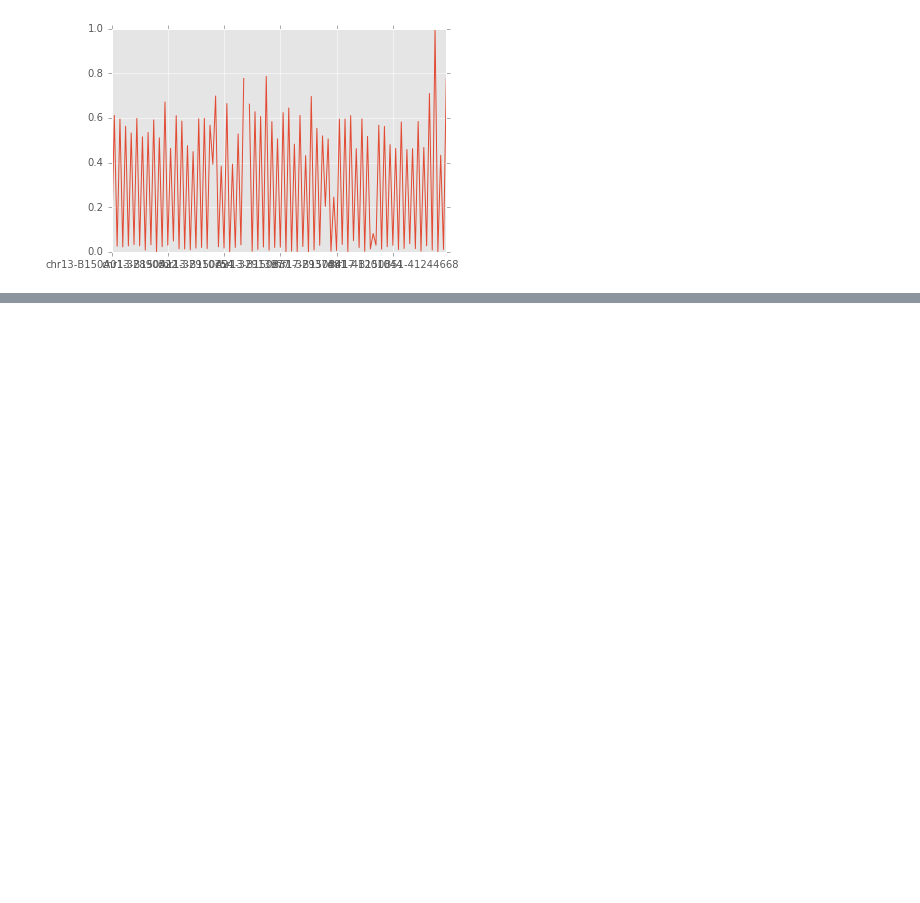
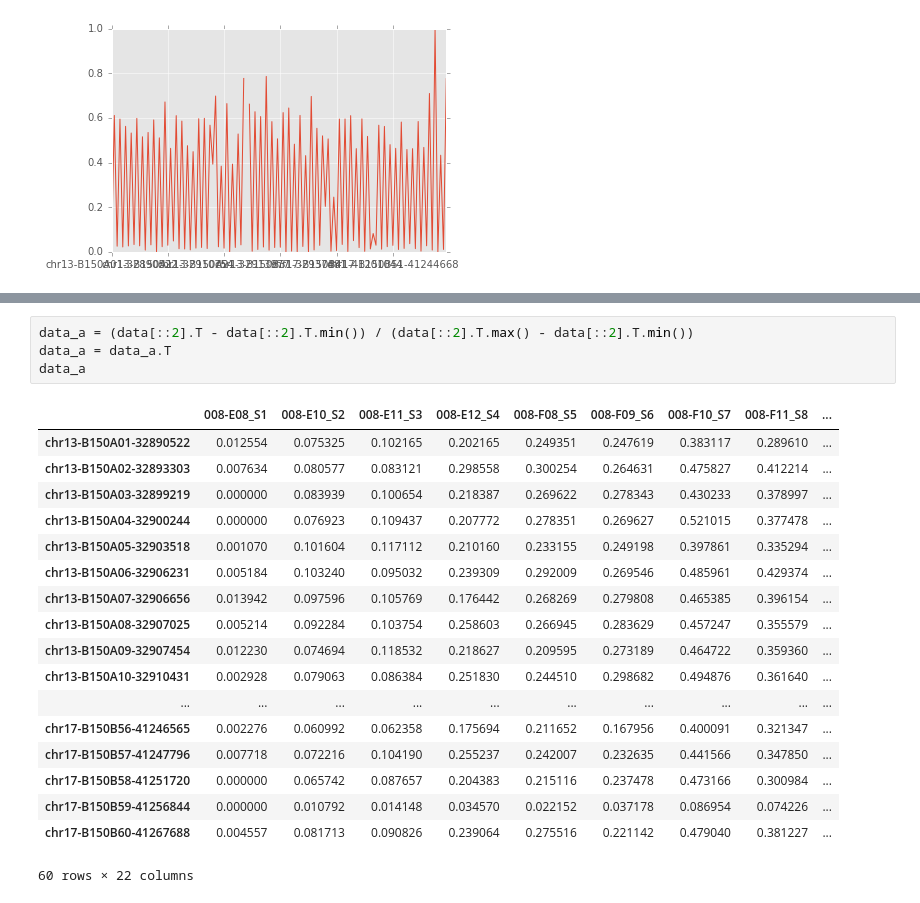
Before and after one commit to langerdan/weicongcong2, a Jupyter notebook: ipynb/BRCA_LargeDel_Analysis.ipynb, the cells around one changed output, grey strips where cells are left out. Drawn from its saved outputs; the diff is of its cells as text; blank space fills up the shorter version.

```diff
--- a/ipynb/BRCA_LargeDel_Analysis.ipynb
+++ b/ipynb/BRCA_LargeDel_Analysis.ipynb
@@ -146,0 +265,23 @@ data_norm_by_double['008-E10_S2'].plot()
+# %%
+data_a = (data[::2].T - data[::2].T.min()) / (data[::2].T.max() - data[::2].T.min())
+data_a = data_a.T
+data_a
+# %% [output]
+|  | 008-E08_S1 | 008-E10_S2 | 008-E11_S3 | 008-E12_S4 | 008-F08_S5 | 008-F09_S6 | 008-F10_S7 | 008-F11_S8 | ... |
+| chr13-B150A01-32890522 | 0.012554 | 0.075325 | 0.102165 | 0.202165 | 0.249351 | 0.247619 | 0.383117 | 0.289610 | ... |
+| chr13-B150A02-32893303 | 0.007634 | 0.080577 | 0.083121 | 0.298558 | 0.300254 | 0.264631 | 0.475827 | 0.412214 | ... |
+| chr13-B150A03-32899219 | 0.000000 | 0.083939 | 0.100654 | 0.218387 | 0.269622 | 0.278343 | 0.430233 | 0.378997 | ... |
+| chr13-B150A04-32900244 | 0.000000 | 0.076923 | 0.109437 | 0.207772 | 0.278351 | 0.269627 | 0.521015 | 0.377478 | ... |
+| chr13-B150A05-32903518 | 0.001070 | 0.101604 | 0.117112 | 0.210160 | 0.233155 | 0.249198 | 0.397861 | 0.335294 | ... |
+| chr13-B150A06-32906231 | 0.005184 | 0.103240 | 0.095032 | 0.239309 | 0.292009 | 0.269546 | 0.485961 | 0.429374 | ... |
+| chr13-B150A07-32906656 | 0.013942 | 0.097596 | 0.105769 | 0.176442 | 0.268269 | 0.279808 | 0.465385 | 0.396154 | ... |
+| chr13-B150A08-32907025 | 0.005214 | 0.092284 | 0.103754 | 0.258603 | 0.266945 | 0.283629 | 0.457247 | 0.355579 | ... |
+| chr13-B150A09-32907454 | 0.012230 | 0.074694 | 0.118532 | 0.218627 | 0.209595 | 0.273189 | 0.464722 | 0.359360 | ... |
+| chr13-B150A10-32910431 | 0.002928 | 0.079063 | 0.086384 | 0.251830 | 0.244510 | 0.298682 | 0.494876 | 0.361640 | ... |
+| ... | ... | ... | ... | ... | ... | ... | ... | ... | ... |
+| chr17-B150B56-41246565 | 0.002276 | 0.060992 | 0.062358 | 0.175694 | 0.211652 | 0.167956 | 0.400091 | 0.321347 | ... |
+| chr17-B150B57-41247796 | 0.007718 | 0.072216 | 0.104190 | 0.255237 | 0.242007 | 0.232635 | 0.441566 | 0.347850 | ... |
+| chr17-B150B58-41251720 | 0.000000 | 0.065742 | 0.087657 | 0.204383 | 0.215116 | 0.237478 | 0.473166 | 0.300984 | ... |
+| chr17-B150B59-41256844 | 0.000000 | 0.010792 | 0.014148 | 0.034570 | 0.022152 | 0.037178 | 0.086954 | 0.074226 | ... |
+| chr17-B150B60-41267688 | 0.004557 | 0.081713 | 0.090826 | 0.239064 | 0.275516 | 0.221142 | 0.479040 | 0.381227 | ... |
+60 rows × 22 columns
```
Also changed, not shown: parts of 18 cells of this notebook, 1 other file.
